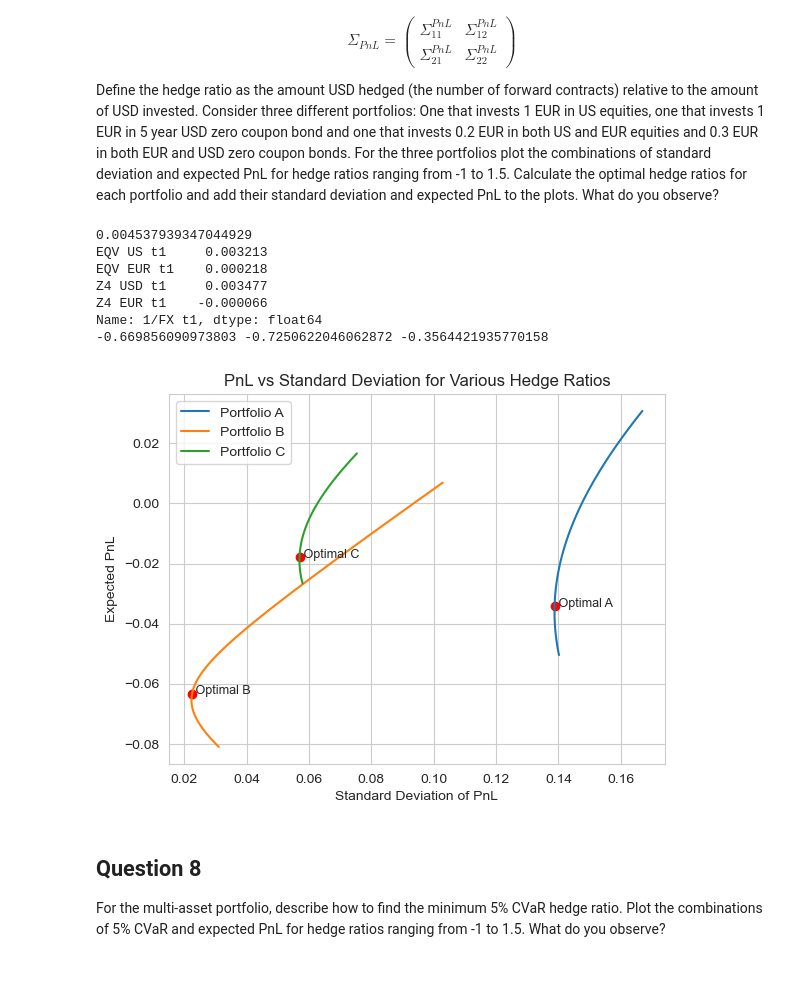
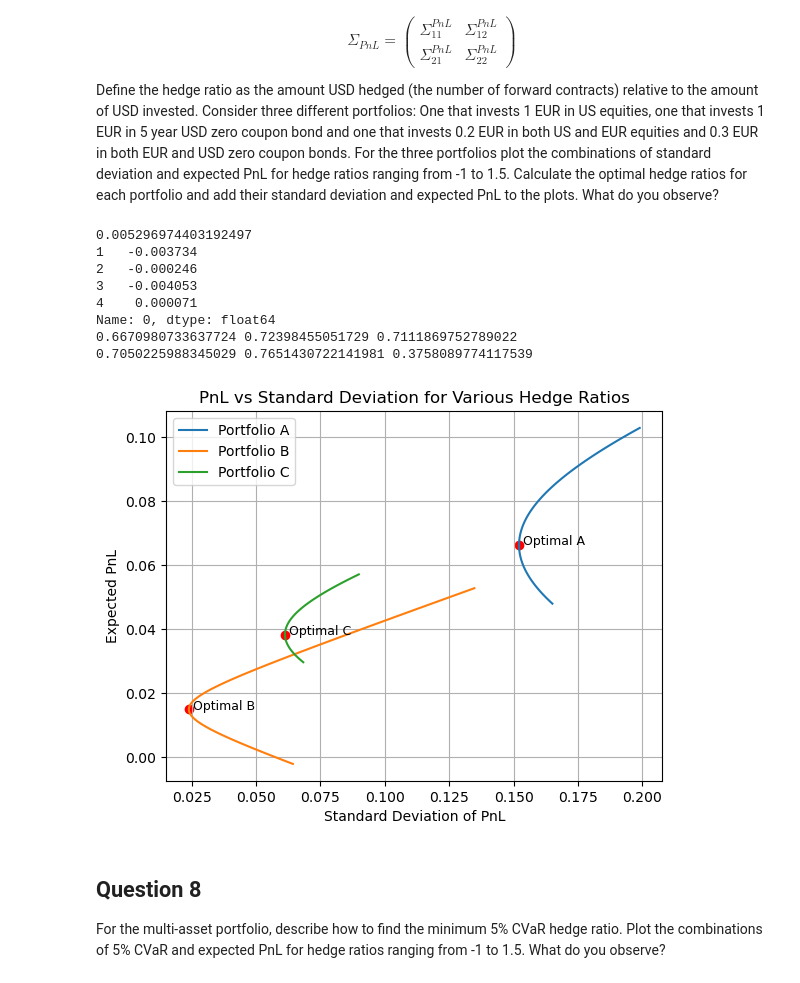
Before and after one commit to tbearlarsen/PyExam, a Jupyter notebook: Exam.ipynb, the cells around one changed output. Cells and saved outputs as stored; diff of their text form; code cells hidden in the pictures.

```diff
--- a/Exam.ipynb
+++ b/Exam.ipynb
@@ -50,3 +54,20 @@ import seaborn as sns
+# %%
+import pandas as pd
+covariance_matrix=pd.read_excel(r"/Users/osito/Library/CloudStorage/OneDrive-CBS-CopenhagenBusinessSchool/Masters/3. Semester/Library/PyExam/Data/covariance_matrix.xlsx", index_col=0)
+#covariance_matrix=pd.read_excel(r"C:\Users\thorb\Documents\Github Repositories\PyExam\Data\covariance_matrix.xlsx", index_col=0)
+init_values=pd.read_excel(r"/Users/osito/Library/CloudStorage/OneDrive-CBS-CopenhagenBusinessSchool/Masters/3. Semester/Library/PyExam/Data/init_values.xlsx", index_col=0)
+#init_values=pd.read_excel(r"C:\Users\thorb\Documents\Github Repositories\PyExam\Data\init_values.xlsx", index_col=0)
+
+#Transform data
+import numpy as np
+cov_matrix = covariance_matrix.to_numpy()
+x0 = init_values["initial values"].to_numpy()
+
+#General parameters
+delta_t = 1 / 52
+mean_vector = np.array([0,0.07 * delta_t, 0.06 * delta_t] + [0] * (len(covariance_matrix) - 3))
+
+pastel_colors = ["#F4D39E", "#F4B79A", "#E8A6C1", "#C7A6E3", "#9FCDEA"]
 # %% [markdown]
 ## Question 1
 Assume that we are standing at time $t = 0$ with initial values, $x_0$, as specified in `init_values.xlsx`. What is the distribution of $X_1$? Simulate the evolution of $X_t$ with weekly time steps from time zero to the horizon. Visualize the evolution of $\log F{X_t}$.
@@ -564,71 +607,75 @@ h2_A=np.array([1,0,0,0])
 optimal_h1_A=-np.dot(sigma_pnl_12,h2_A)/sigma_pnl_11
 usd_exposure_A=(h2_A[0]+h2_A[2])*fx0
 hr_A=optimal_h1_A/usd_exposure_A
-"""weights_A=np.concatenate(([optimal_h1_A],h2_A))
-port_std_A=np.sqrt(weights_A @ cov_pnl1 @ weights_A)
-E_pnl_A=weights_A @ E_pnl1
-"""
 
 #Portfolio B:
 h2_B=np.array([0,0,1,0])
 optimal_h1_B=-np.dot(sigma_pnl_12,h2_B)/sigma_pnl_11
-usd_exposure_B=(h2_A[0]+h2_A[2])*fx0
+usd_exposure_B=(h2_B[0]+h2_B[2])*fx0
 hr_B=optimal_h1_B/usd_exposure_B
 
 #Portfolio C:
 h2_C=np.array([0.2, 0.2, 0.3, 0.3])
 optimal_h1_C=-np.dot(sigma_pnl_12,h2_C)/sigma_pnl_11
-usd_exposure_C=(h2_A[0]+h2_A[2])*fx0
+usd_exposure_C=(h2_C[0]+h2_C[2])*fx0
 hr_C=optimal_h1_C/usd_exposure_C
 
+optimal_hr=np.array([hr_A,hr_B,hr_C])
 print(hr_A,hr_B,hr_C)
+print(optimal_h1_A, optimal_h1_B, optimal_h1_C)
+
 
 portfolios = {
-    'A': {'h2': np.array([1, 0, 0, 0]), 'hr': hr_A},
-    'B': {'h2': np.array([0, 0, 1, 0]), 'hr': hr_B},
-    'C': {'h2': np.array([0.2, 0.2, 0.3, 0.3]), 'hr': hr_C}
+    'A': {'h2': np.array([1, 0, 0, 0]), 'hr': hr_A, 'exposure': usd_exposure_A, 'h1': optimal_h1_A},
+    'B': {'h2': np.array([0, 0, 1, 0]), 'hr': hr_B, 'exposure': usd_exposure_B, 'h1': optimal_h1_B},
+    'C': {'h2': np.array([0.2, 0.2, 0.3, 0.3]), 'hr': hr_C, 'exposure': usd_exposure_C, 'h1': optimal_h1_C},
 }
 
-
-#PLOTTING the combinations of standard deviation and expected PnL for hedge ratios ranging from -1 to 1.5
 hedge_ratios = np.linspace(-1, 1.5, 100)
 
-# Define a function to compute PnL and variance for a given hedge ratio
+# Function to compute PnL and standard deviation
 def compute_metrics(h1, h2):
     h = np.concatenate(([h1], h2))
     expected_pnl = np.dot(h, E_pnl1)
     variance_pnl = np.dot(h.T, np.dot(cov_pnl1, h))
     std_dev_pnl = np.sqrt(variance_pnl)
-
     return expected_pnl, std_dev_pnl
 
-# Initialize plots
+
+# Initialize plot
 fig, ax = plt.subplots()
 
-# Plotting using dictionary
+# Iterate over portfolios and plot
 for portfolio, data in portfolios.items():
-    pnl_data = np.array([compute_metrics(data['hr'] * x, data['h2']) for x in hedge_ratios])
-    ax.plot(pnl_data[:, 1], pnl_data[:, 0], label=f'Portfolio {portfolio}')
+    # Separate expected PnL and standard deviation
+    results = [compute_metrics(data['exposure'] * x, data['h2']) for x in hedge_ratios]
+    expected_pnls = [result[0] for result in results]
+    std_devs = [result[1] for result in results]
+
+    ax.plot(std_devs, expected_pnls, label=f'Portfolio {portfolio}')
+
     # Optimal point
-    optimal_pnl, optimal_std = compute_metrics(data['hr'], data['h2'])
+    optimal_pnl, optimal_std = compute_metrics(data['h1'], data['h2'])
     ax.scatter(optimal_std, optimal_pnl, color='red')
     ax.text(optimal_std, optimal_pnl, f' Optimal {portfolio}', fontsize=9)
 
+# Final plot settings
 ax.set_xlabel('Standard Deviation of PnL')
 ax.set_ylabel('Expected PnL')
 ax.set_title('PnL vs Standard Deviation for Various Hedge Ratios')
 ax.legend()
-plt.grid(True)
+ax.grid(True)
 plt.show()
 # %% [output]
-0.004537939347044929
-EQV US t1     0.003213
-EQV EUR t1    0.000218
-Z4 USD t1     0.003477
-Z4 EUR t1    -0.000066
-Name: 1/FX t1, dtype: float64
--0.669856090973803 -0.7250622046062872 -0.3564421935770158
+0.005296974403192497
+1   -0.003734
+2   -0.000246
+3   -0.004053
+4    0.000071
+Name: 0, dtype: float64
+0.6670980733637724 0.72398455051729 0.7111869752789022
+0.7050225988345029 0.7651430722141981 0.3758089774117539
-[figure, old version]
+[figure, new version]
 # %% [markdown]
 ## Question 8
 For the multi-asset portfolio, describe how to find the minimum 5% CVaR hedge ratio. Plot the combinations of 5% CVaR and expected PnL for hedge ratios ranging from -1 to 1.5. What do you observe?
```
Also changed, not shown: parts of 15 cells of this notebook.
